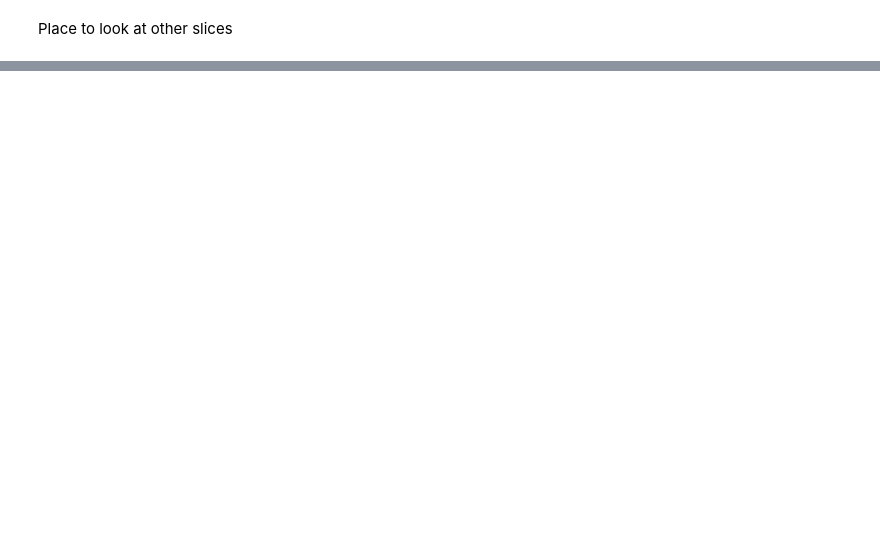
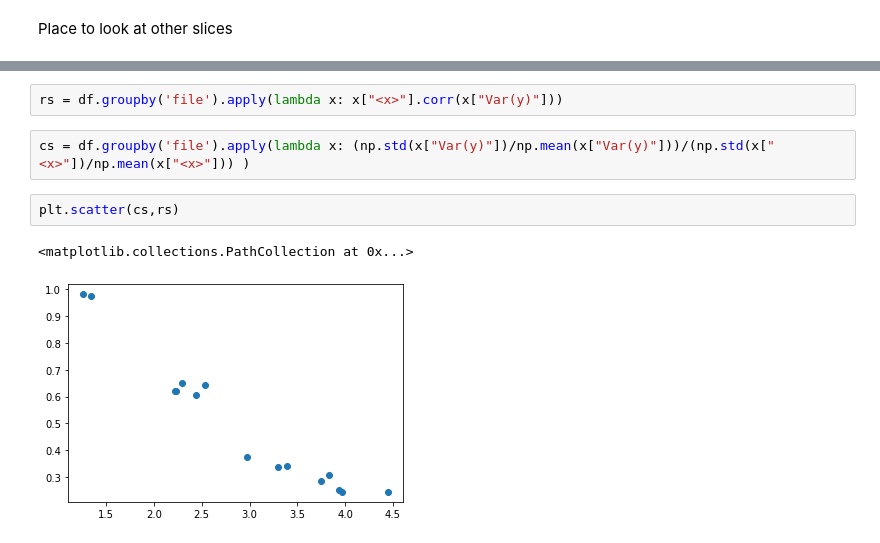
Before and after one commit to s-iyengar/StochFiniteDiffs, a Jupyter notebook: nofb_pointsplot.ipynb, the cells around one changed output, grey strips where cells are left out. Cells and saved outputs as stored; diff of their text form; blank space fills up the shorter version.

```diff
--- a/nofb_pointsplot.ipynb
+++ b/nofb_pointsplot.ipynb
@@ -173,0 +112,9 @@ df["usedparams"] = df["usedparams"].apply(lambda x: [i for i in x.strip('[]').sp
+# %%
+rs = df.groupby('file').apply(lambda x: x["<x>"].corr(x["Var(y)"]))
+# %%
+cs = df.groupby('file').apply(lambda x: (np.std(x["Var(y)"])/np.mean(x["Var(y)"]))/(np.std(x["<x>"])/np.mean(x["<x>"])) )
+# %%
+plt.scatter(cs,rs)
+# %% [output]
+<matplotlib.collections.PathCollection at 0x...>
+[figure, added]
```
Also changed, not shown: parts of 21 cells of this notebook, 1 other file.
